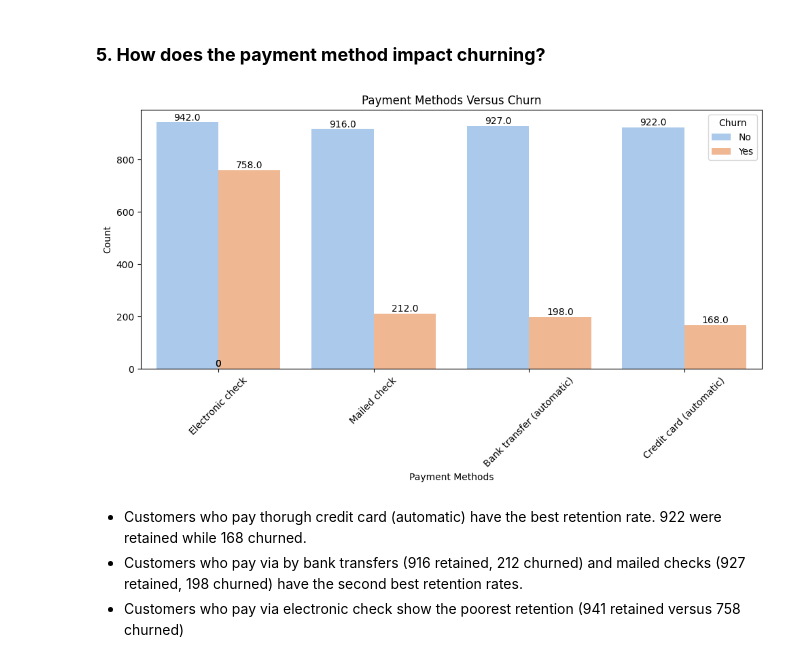
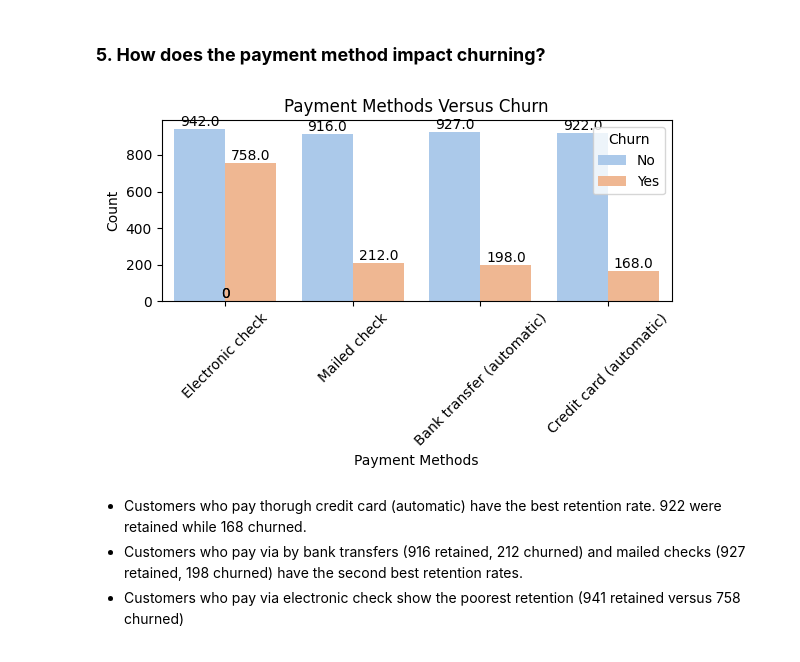
Before and after one commit to ZawadiLMG/Customer-Churn-Prediction, a Jupyter notebook: Notebooks/churn.ipynb, the cells around one changed output. Drawn from its saved outputs; the diff is of its cells as text; code cells hidden in the pictures.

```diff
--- a/Notebooks/churn.ipynb
+++ b/Notebooks/churn.ipynb
@@ -853,24 +890,24 @@ plt.show()
 ### **5. How does the payment method impact churning?**
 # %%
 # countplot showing rate of churning and internet service type
-plt.figure(figsize=(10, 6))
+plt.figure(figsize=(6, 4))
 ax = sns.countplot(data=training_data, x='paymentmethod', hue='churn', palette='pastel')
 
 # Add count labels to each bar
 for p in ax.patches:
     ax.annotate(f'{p.get_height()}', (p.get_x() + p.get_width() / 2., p.get_height()),
                 ha='center', va='center', fontsize=10, color='black', xytext=(0, 5),
                 textcoords='offset points')
 
 plt.title('Payment Methods Versus Churn')
 plt.xlabel('Payment Methods')
 plt.ylabel('Count')
 plt.xticks(rotation=45)  # Rotate x-labels for better readability
 plt.legend(title='Churn', loc='upper right')
 plt.tight_layout()
 plt.show()
 # %% [output]
-[figure, old version]
+[figure, new version]
 # %% [markdown]
 - Customers who pay thorugh credit card (automatic) have the best retention rate. 922 were retained while 168 churned.
 - Customers who pay via by bank transfers (916 retained, 212 churned) and mailed checks (927 retained, 198 churned) have the second best retention rates.
```
Also changed, not shown: parts of 24 cells of this notebook, 1 other file.
